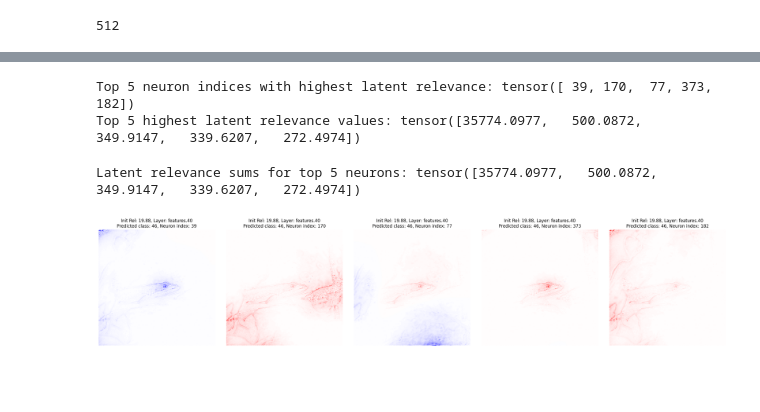
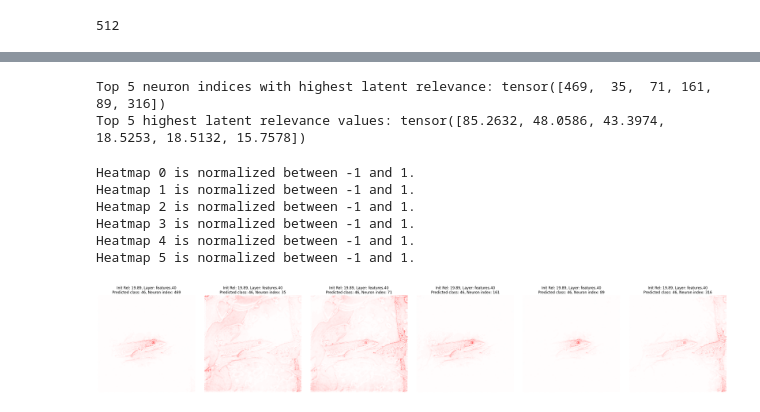
Before and after one commit to erfanhatefi/LeXplaiNet, a Jupyter notebook: tutorials/tutorial_4_explain_conditionaly_implicit_lrp.ipynb, the cells around one changed output, grey strips where cells are left out. Cells and saved outputs as stored; diff of their text form; code cells hidden in the pictures; blank space fills up the shorter version.

```diff
--- a/tutorials/tutorial_4_explain_conditionaly_implicit_lrp.ipynb
+++ b/tutorials/tutorial_4_explain_conditionaly_implicit_lrp.ipynb
@@ -138,17 +158,0 @@ VGG(
-# %%
-layer = model.features[40]
-neuron_index = 35
-hook_handle_mask = modify_latent_relevances(neuron_index, layer)
-
-image_tensor.requires_grad = True
-
-output = forward_pass(model, image_tensor, gradient_required=True)
-predicted_class = output.argmax(dim=1).item()
-
-gradient_output = make_gradient_output(output, predicted_class)
-output.backward(gradient_output)
-
-relevance = image_tensor.grad.detach().cpu() * image_tensor.detach().cpu()
-lrp_normalized_relevance = (relevance / torch.max(torch.abs(relevance))).sum(dim=1)
-plot_heatmap(lrp_normalized_relevance)
-hook_handle_mask.remove()
@@ -265,4 +241,4 @@ Modified grad output shape: [torch.Size([1, 256, 56, 56])]
 # %%
-conditioning_dict = [{"layer":  model.features[40], "neuron_index": 35, "predicted_class": 46}, {"layer":  model.features[20], "neuron_index": 10, "predicted_class": 2}]
+conditioning_dict = [{"layer":  model.features[40], "neuron_index": 10, "predicted_class": 46}, {"layer":  model.features[40], "neuron_index": 10, "predicted_class": 2}]
 heatmaps = compute_crp_heatmaps(model, image_tensor, conditioning_dict, init_relevance=-1, show=True)
 # %% [output]
@@ -321,5 +303,5 @@ def compute_crp_heatmaps(model, image_tensor, conditioning_dictionary, init_rele
     return heatmaps
 # %%
-heatmaps = compute_crp_heatmaps(model, image_tensor, conditioning_dict, init_relevance="logit", show=False)
+heatmaps = compute_crp_heatmaps_with_latent(model, image_tensor, conditioning_dict, init_relevance="logit", show=False)
 # %% [output]
 Computing relevance for layer: features.40, neuron index: 0, predicted class: 46, init relevance: logit
@@ -342,17 +324,18 @@ Grad output shape: [torch.Size([1, 512, 14, 14])]
-# %%
-stats = torch.tensor([heatmaps[neuron_index]['latent_relevance'].sum() for neuron_index in range(num_neurons)])
-# get top 5 indices and values
-topk_values, topk_indices = torch.topk(stats, k=5)
-print("Top 5 neuron indices with highest latent relevance:", topk_indices)
-print("Top 5 highest latent relevance values:", topk_values)
-# %% [output]
-Top 5 neuron indices with highest latent relevance: tensor([ 39, 170,  77, 373, 182])
-Top 5 highest latent relevance values: tensor([35774.0977,   500.0872,   349.9147,   339.6207,   272.4974])
+# %%
+latent_relevances = torch.tensor([h["latent_relevance"].sum() for h in heatmaps])
+topk_values, topk_indices = torch.topk(latent_relevances, k=6)
+print("Top 5 neuron indices with highest latent relevance:", topk_indices)
+print("Top 5 highest latent relevance values:", topk_values)
+# %% [output]
+Top 5 neuron indices with highest latent relevance: tensor([469,  35,  71, 161,  89, 316])
+Top 5 highest latent relevance values: tensor([85.2632, 48.0586, 43.3974, 18.5253, 18.5132, 15.7578])
 # %%
-# fetch those indices from the heatmaps
-heatmaps_to_plot = [heatmaps[neuron_index] for neuron_index in topk_indices]
-print(f'Latent relevance sums for top 5 neurons: {topk_values}')
-show_multiplt_heatmaps(heatmaps_to_plot)
+show_multiple_heatmaps([heatmaps[index] for index in topk_indices])
 # %% [output]
-Latent relevance sums for top 5 neurons: tensor([35774.0977,   500.0872,   349.9147,   339.6207,   272.4974])
+Heatmap 0 is normalized between -1 and 1.
+Heatmap 1 is normalized between -1 and 1.
+Heatmap 2 is normalized between -1 and 1.
+Heatmap 3 is normalized between -1 and 1.
+Heatmap 4 is normalized between -1 and 1.
+Heatmap 5 is normalized between -1 and 1.
-[figure, old version]
+[figure, new version]
```
Also changed, not shown: parts of 19 cells of this notebook, 3 other files.
